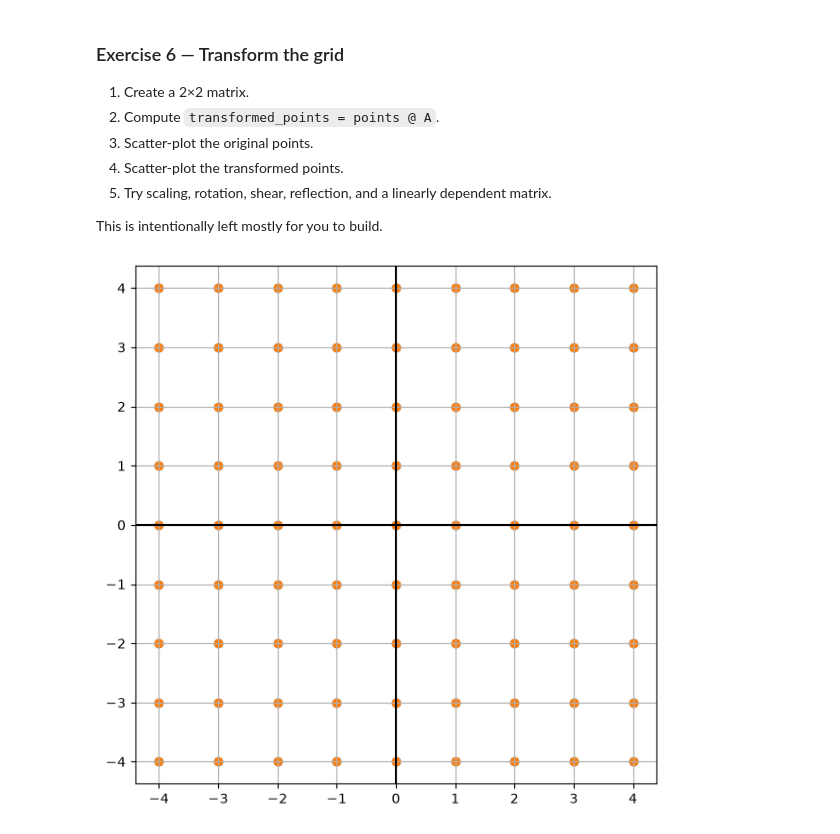
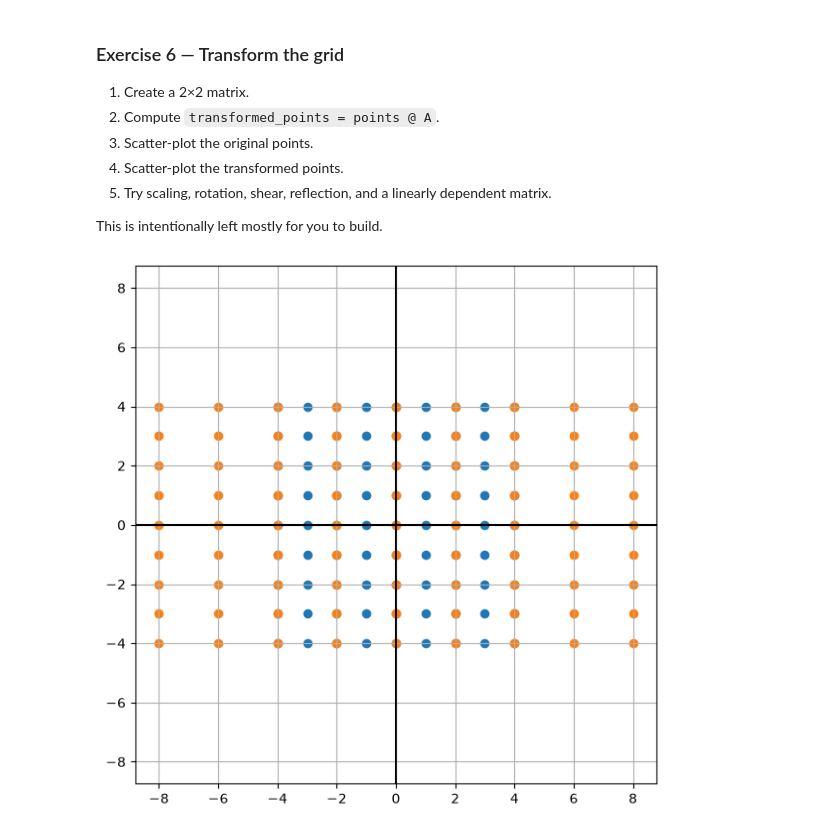
Before and after one commit to troymcgahey/jupyter-notebooks, a Jupyter notebook: notebooks/linear_algebra_visualization.ipynb, the cells around one changed output. Cells and saved outputs as stored; diff of their text form; code cells hidden in the pictures.

```diff
--- a/notebooks/linear_algebra_visualization.ipynb
+++ b/notebooks/linear_algebra_visualization.ipynb
@@ -662,33 +662,33 @@ points shape: (81, 2)
 This is intentionally left mostly for you to build.
 # %%
 A = np.array([
-    [1, 0],
-    [0, 1]
+    [2, 0],
+    [0, 2]
 ])
 
 values = np.linspace(-4, 4, 9)
 
 points = np.array([
     [x, y]
     for x in values
     for y in values
 ])
 
 # TODO
 transformed_points = points @ A
 
 # TODO: Visualize the original and transformed point sets
 plt.scatter(points[:, 0], points[:, 1])
 plt.scatter(transformed_points[:, 0], points[:, 1])
 
 plt.axhline(0, color="black", linewidth=1.5)
 plt.axvline(0, color="black", linewidth=1.5)
 
 plt.xlim(-5, 5)
 plt.xlim(-5, 5)
 
 plt.grid()
 plt.axis("equal")
 plt.show()
 # %% [output]
-[figure, old version]
+[figure, new version]
```
Also changed, not shown: parts of 34 cells of this notebook.
